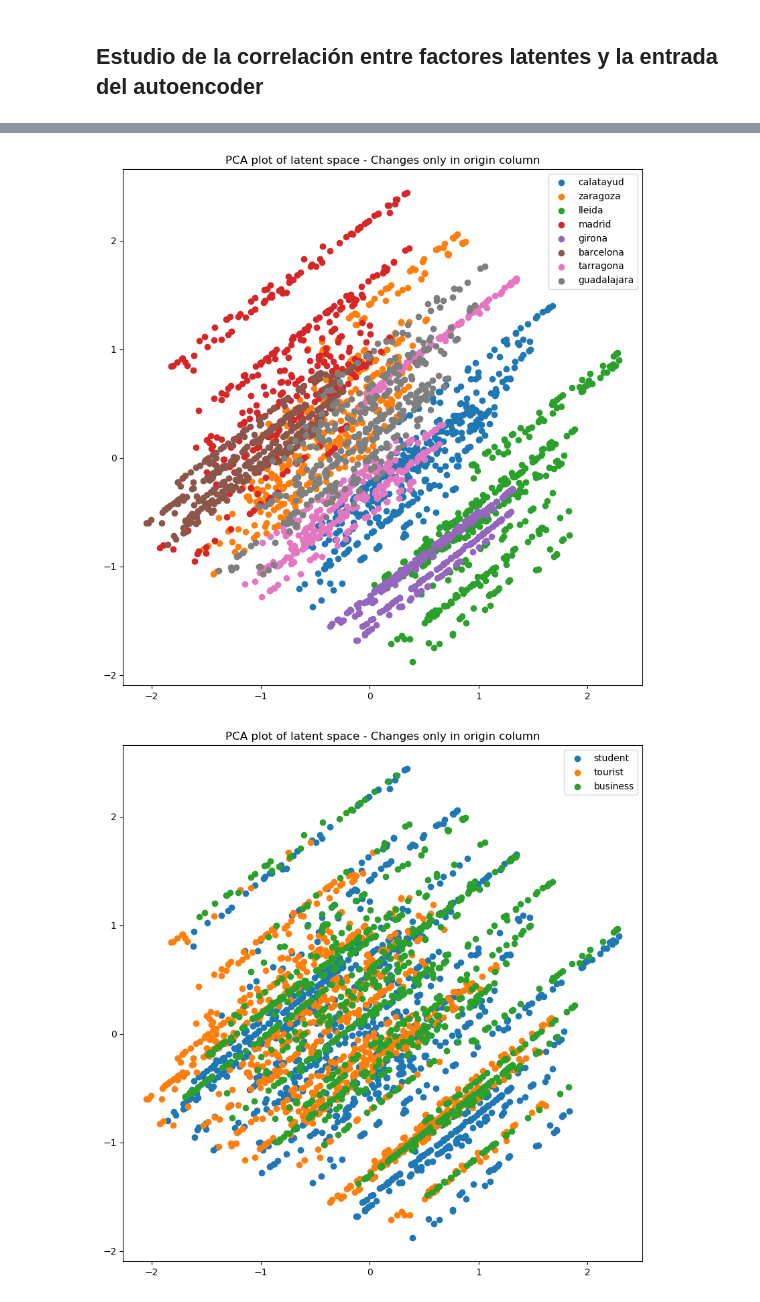
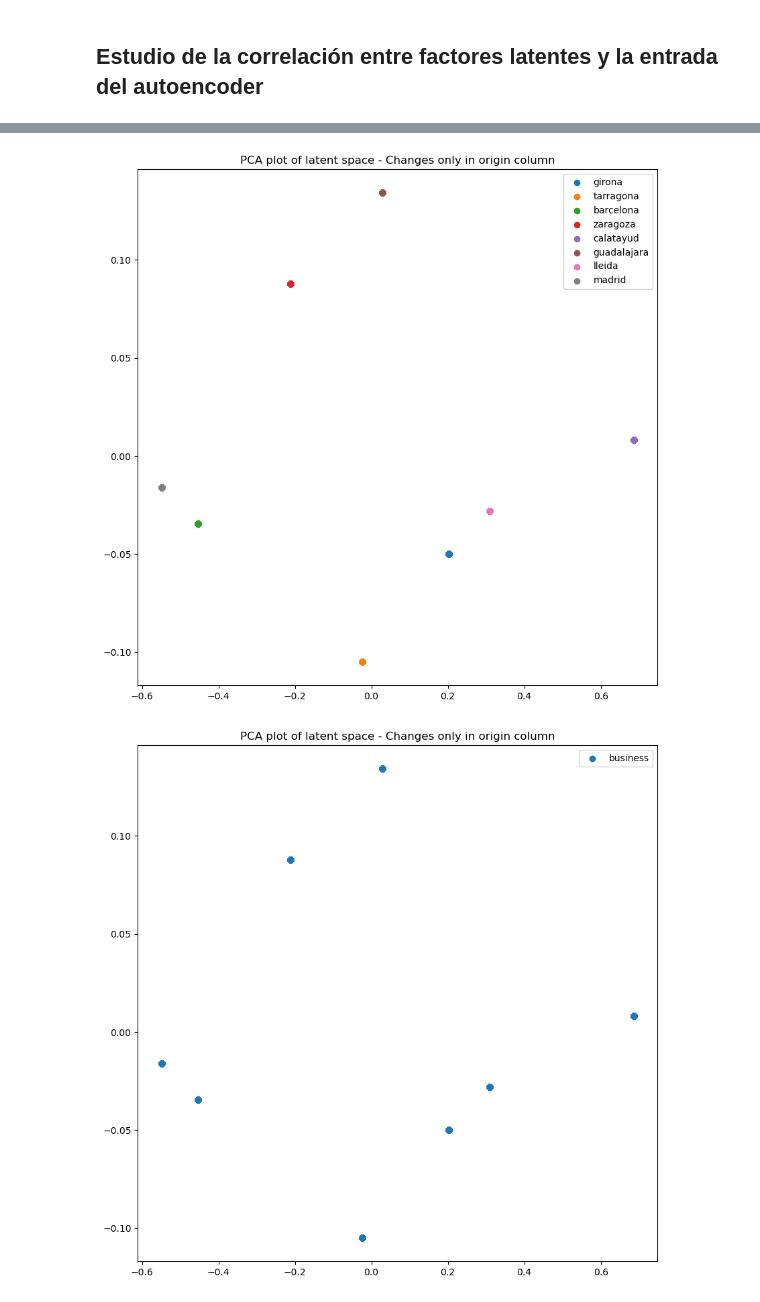
Before and after one commit to JoseAngelMartinB/robin, a Jupyter notebook: notebooks/6.0-autoencoder_interpretability.ipynb, the cells around one changed output, grey strips where cells are left out. Drawn from its saved outputs; the diff is of its cells as text; code cells hidden in the pictures.

```diff
--- a/notebooks/6.0-autoencoder_interpretability.ipynb
+++ b/notebooks/6.0-autoencoder_interpretability.ipynb
@@ -734,0 +650,6 @@ latent_space = encoder_model.predict(x = [fixed_data.words_embeddings, fixed_dat
+# %%
+locked_dataframe = get_locked_dataframe(df=test_embedding.df,
+                                        locked_columns=['destination', 'user_pattern', 'week_day', 'month', 'time'])
+locked_embedding = AutoencoderEmbedding(df=locked_dataframe, embedding_dim=EMBEDDING_DIM)
+
+latent_space = encoder_model.predict(x = [locked_embedding.words_embeddings, locked_embedding.time_embedding])
@@ -742,9 +665,10 @@ tsne_latent_space = tsne.fit_transform(latent_space)
 plt.figure(figsize=(10, 10))
 plt.title("T-SNE plot of latent space - Changes only in origin column")
 
+origin_values = set(locked_embedding.df['origin'].values)
 for i, origin in enumerate(origin_values):
-    plt.scatter(tsne_latent_space[df_test['origin'] == origin, 0],
-                tsne_latent_space[df_test['origin'] == origin, 1],
+    plt.scatter(tsne_latent_space[locked_embedding.df['origin'] == origin, 0],
+                tsne_latent_space[locked_embedding.df['origin'] == origin, 1],
                 label=origin)
 plt.legend()
 plt.show()
@@ -752,0 +677,11 @@ plt.show()
+# %%
+plt.figure(figsize=(10, 10))
+plt.title("T-SNE plot of latent space - Changes only in origin column")
+
+user_pattern_values = set(locked_embedding.df['user_pattern'].values)
+for i, user_pattern in enumerate(user_pattern_values):
+    plt.scatter(tsne_latent_space[locked_embedding.df['user_pattern'] == user_pattern, 0],
+                tsne_latent_space[locked_embedding.df['user_pattern'] == user_pattern, 1],
+                label=user_pattern)
+plt.legend()
+plt.show()
@@ -762,31 +699,31 @@ plt.figure(figsize=(10, 10))
 plt.title("PCA plot of latent space - Changes only in origin column")
 
 for i, origin in enumerate(origin_values):
-    plt.scatter(pca_latent_space[df_test['origin'] == origin, 0],
-                pca_latent_space[df_test['origin'] == origin, 1],
+    plt.scatter(pca_latent_space[locked_embedding.df['origin'] == origin, 0],
+                pca_latent_space[locked_embedding.df['origin'] == origin, 1],
                 label=origin)
 
 plt.legend()
 plt.show()
 # %% [output]
-[figure, old version]
+[figure, new version]
 # %%
 # PCA on latent space to analyze relationship between latent factors and input variables
 from sklearn.decomposition import PCA
 
 pca = PCA(n_components=2)
 pca_latent_space = pca.fit_transform(latent_space)
 
 # Scatter plot pca_latent_space with legend of origin
 plt.figure(figsize=(10, 10))
 plt.title("PCA plot of latent space - Changes only in origin column")
 
 for i, user_pattern in enumerate(user_pattern_values):
-    plt.scatter(pca_latent_space[df_test['user_pattern'] == user_pattern, 0],
-                pca_latent_space[df_test['user_pattern'] == user_pattern, 1],
+    plt.scatter(pca_latent_space[locked_embedding.df['user_pattern'] == user_pattern, 0],
+                pca_latent_space[locked_embedding.df['user_pattern'] == user_pattern, 1],
                 label=user_pattern)
 
 plt.legend()
 plt.show()
 # %% [output]
-[figure, old version]
+[figure, new version]
```
Also changed, not shown: parts of 28 cells of this notebook.
